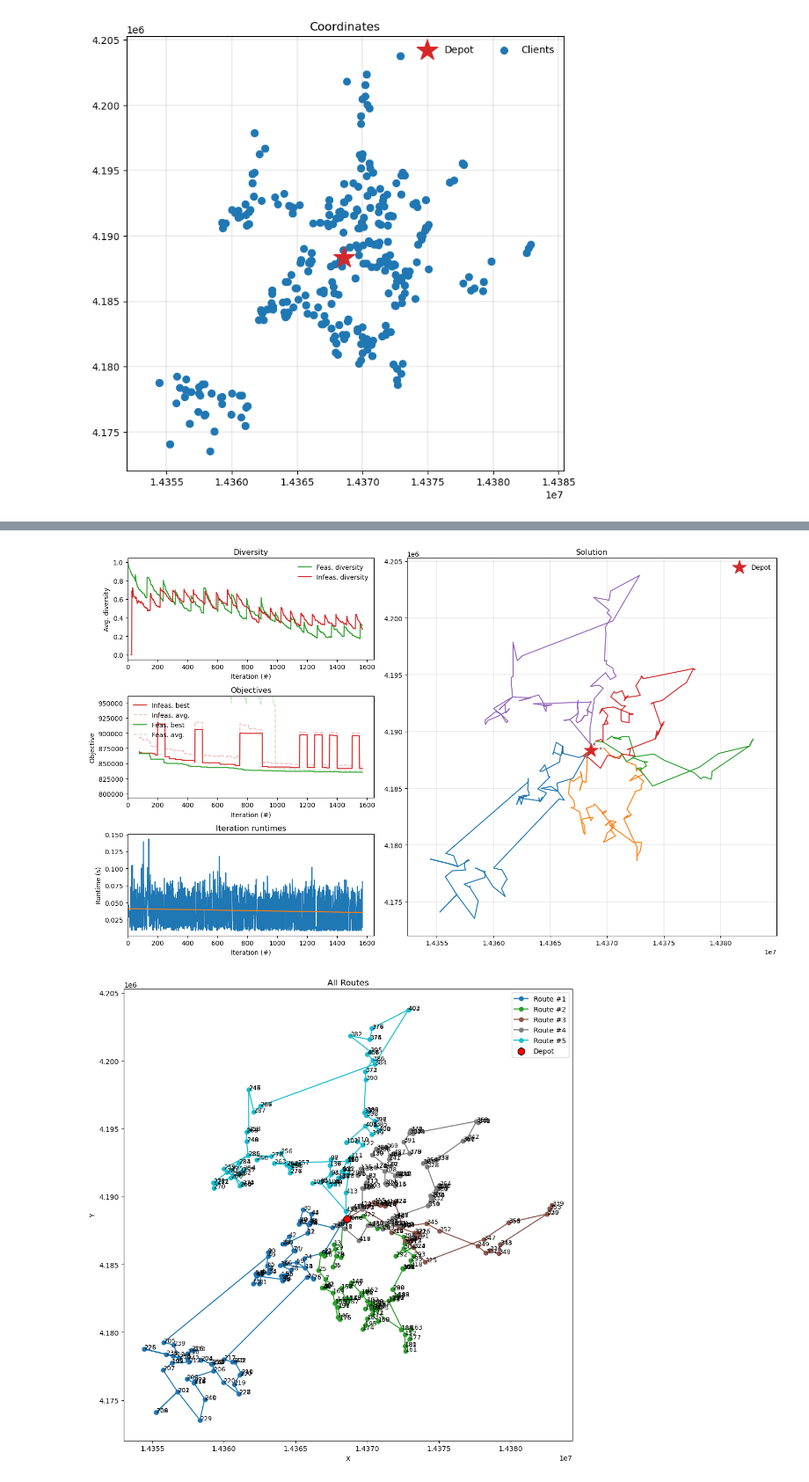
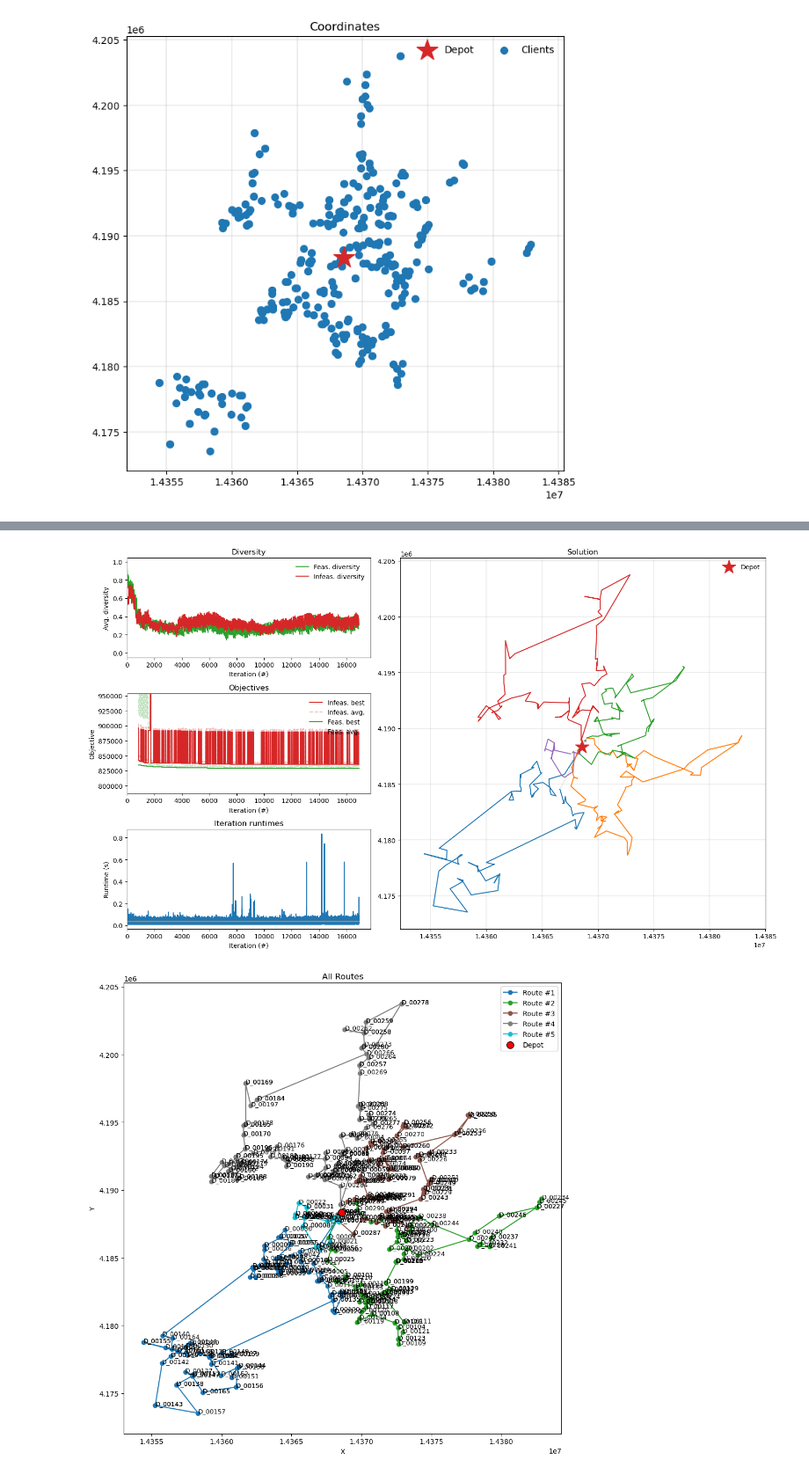
Before and after one commit to kdlee02/cj_challenge, a Jupyter notebook: route_optimization/pyvrp.ipynb, the cells around one changed output, grey strips where cells are left out. Shown: that part at 88% size. Cells and saved outputs as stored; diff of their text form; code cells hidden in the pictures.

Commit message:
made some changes in route optimization

```diff
--- a/route_optimization/pyvrp.ipynb
+++ b/route_optimization/pyvrp.ipynb
@@ -5,6 +5,7 @@ from pyproj import Transformer
 import numpy as np
 import polars as pl
 import matplotlib.pyplot as plt
+import math
 
 df = pl.read_csv('/Users/jameslee/cj/cj_challenge/dataset/dataset_df.csv')
 matrix = pl.read_csv("/Users/jameslee/cj/cj_challenge/dataset/matrix_df.csv")
@@ -14,8 +15,9 @@ truck_capacity = 160 * 280 * 180
 transformer = Transformer.from_crs("EPSG:4326", "EPSG:3857", always_xy=True)
 coords = [transformer.transform(lon, lat) for lon, lat in zip(df['Longitude'], df['Latitude'])]
 
+num_vehicles = math.ceil(df.select('Volume').sum()[0, 0] / truck_capacity)
 m = Model()
-m.add_vehicle_type(num_available=10, capacity=truck_capacity, fixed_cost=150000, unit_distance_cost=500)
+m.add_vehicle_type(num_available=num_vehicles, capacity=truck_capacity, fixed_cost=150000, unit_distance_cost=500)
 
 index_to_order_number = []
 index_to_location_name = []
@@ -57,7 +59,7 @@ plot_coordinates(m.data(), ax=ax)
 # %% [output]
 [figure]
 # %%
-res = m.solve(stop=MaxRuntime(60), display=True)
+res = m.solve(stop=MaxRuntime(600), display=True)
 # %% [output]
 PyVRP v0.11.3
 
@@ -83,38 +85,38 @@ fig = plt.figure(figsize=(15, 9))
 plot_result(res, m.data(), fig)
 fig.tight_layout()
 # %% [output]
-[figure, old version]
+[figure, new version]
 # %%
 import matplotlib.pyplot as plt
 import matplotlib
 
 routes = [list(route) for route in res.best.routes()]
 coords_np = np.array(coords)
 
 plt.figure(figsize=(10, 10))
 num_routes = len(routes)
 colors = matplotlib.colormaps['tab10'].resampled(num_routes)
 
 
 for idx, route in enumerate(routes):
 
     route_with_depot = [0] + route + [0]
     route_coords = coords_np[route_with_depot]
 
     plt.plot(route_coords[:, 0], route_coords[:, 1], marker='o', label=f'Route #{idx+1}', color=colors(idx))
     for i, node_idx in enumerate(route_with_depot):
-        #plt.annotate(f'{index_to_location_name[node_idx]}', (route_coords[i, 0], route_coords[i, 1]), fontsize=9)
-        plt.annotate(f'{index_to_order_number[node_idx]}', (route_coords[i, 0], route_coords[i, 1]), fontsize=9) # this also works
+        plt.annotate(f'{index_to_location_name[node_idx]}', (route_coords[i, 0], route_coords[i, 1]), fontsize=9)
+        #plt.annotate(f'{index_to_order_number[node_idx]}', (route_coords[i, 0], route_coords[i, 1]), fontsize=9) # this also works
 plt.scatter(coords_np[0, 0], coords_np[0, 1], c='red', s=100, label='Depot', edgecolors='black', zorder=5)
 
 plt.title("All Routes")
 plt.xlabel("X")
 plt.ylabel("Y")
 plt.legend()
 plt.tight_layout()
 plt.show()
 # %% [output]
-[figure, old version]
+[figure, new version]
 # %%
 new_df = df.clear()
 for i in range(len(routes)):
```
Also changed, not shown: parts of 2 cells of this notebook, 1 other file.
